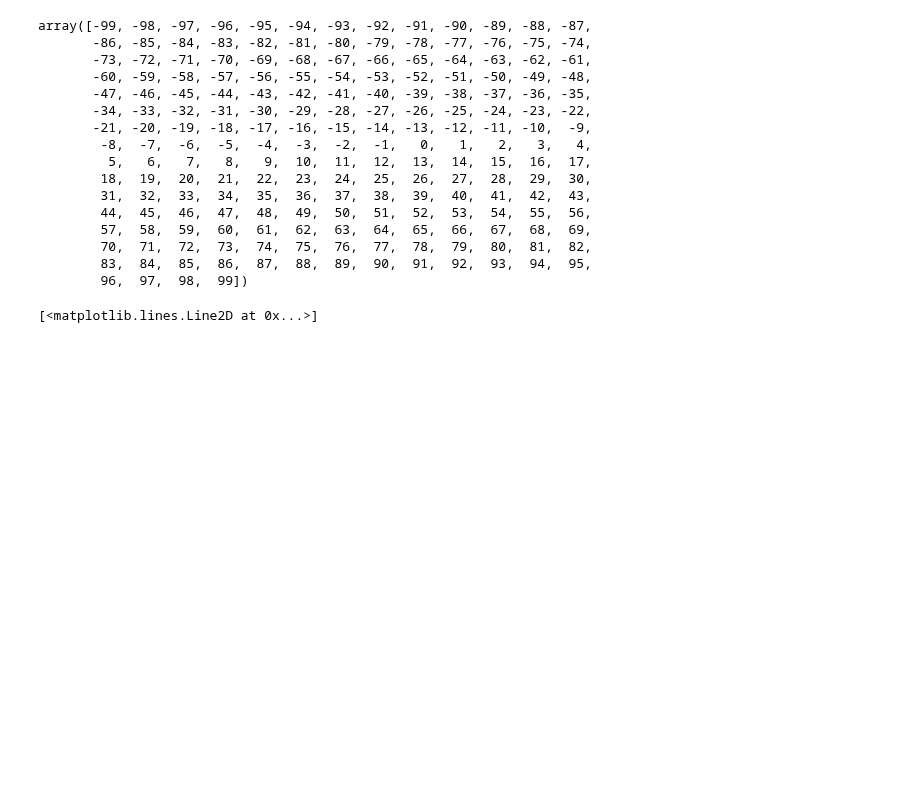
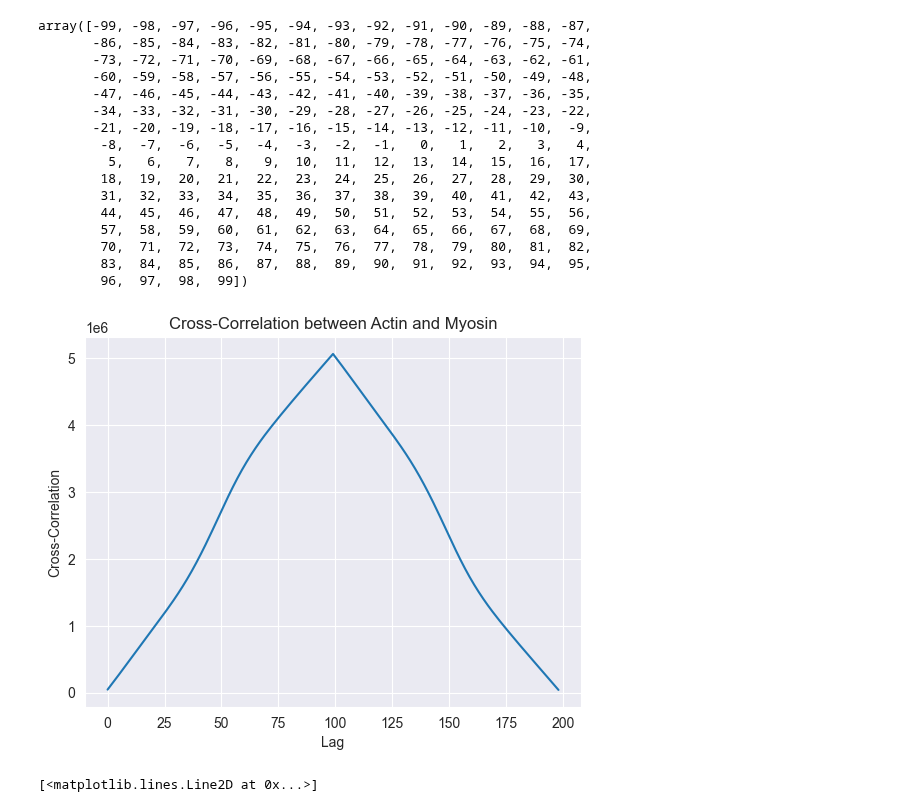
Before and after one commit to leaBroe/arcospx_analysis_quantification_correlation, a Jupyter notebook: cross_correlation.ipynb, the cells around one changed output. Saved outputs shown, nothing was run; the diff lists cells and outputs as text; code cells hidden in the pictures; blank space fills up the shorter version.

Commit message:
updated cross corr

```diff
--- a/cross_correlation.ipynb
+++ b/cross_correlation.ipynb
@@ -303,7 +303,7 @@ plt.plot(signals_gaussian_myosin)
 [<matplotlib.lines.Line2D at 0x...>]
 [figure]
 # %%
-corr = correlate(average_intensities_actin, average_intensities_myosin)
+corr = correlate(average_intensities_actin, average_intensities_myosin, mode="full")
 corr
 # %% [output]
 array([  44033.72490081,   88461.25127413,  133183.94653281,
@@ -346,3 +350,11 @@ array([-99, -98, -97, -96, -95, -94, -93, -92, -91, -90, -89, -88, -87,
+# %%
+plt.plot(corr)
+plt.title("Cross-Correlation between Actin and Myosin")
+plt.xlabel("Lag")
+plt.ylabel("Cross-Correlation")
+plt.show()
+# %% [output]
+[figure, added]
 # %%
 interp_factor = 5
 spf = 5
```
Also changed, not shown: parts of 2 cells of this notebook.
